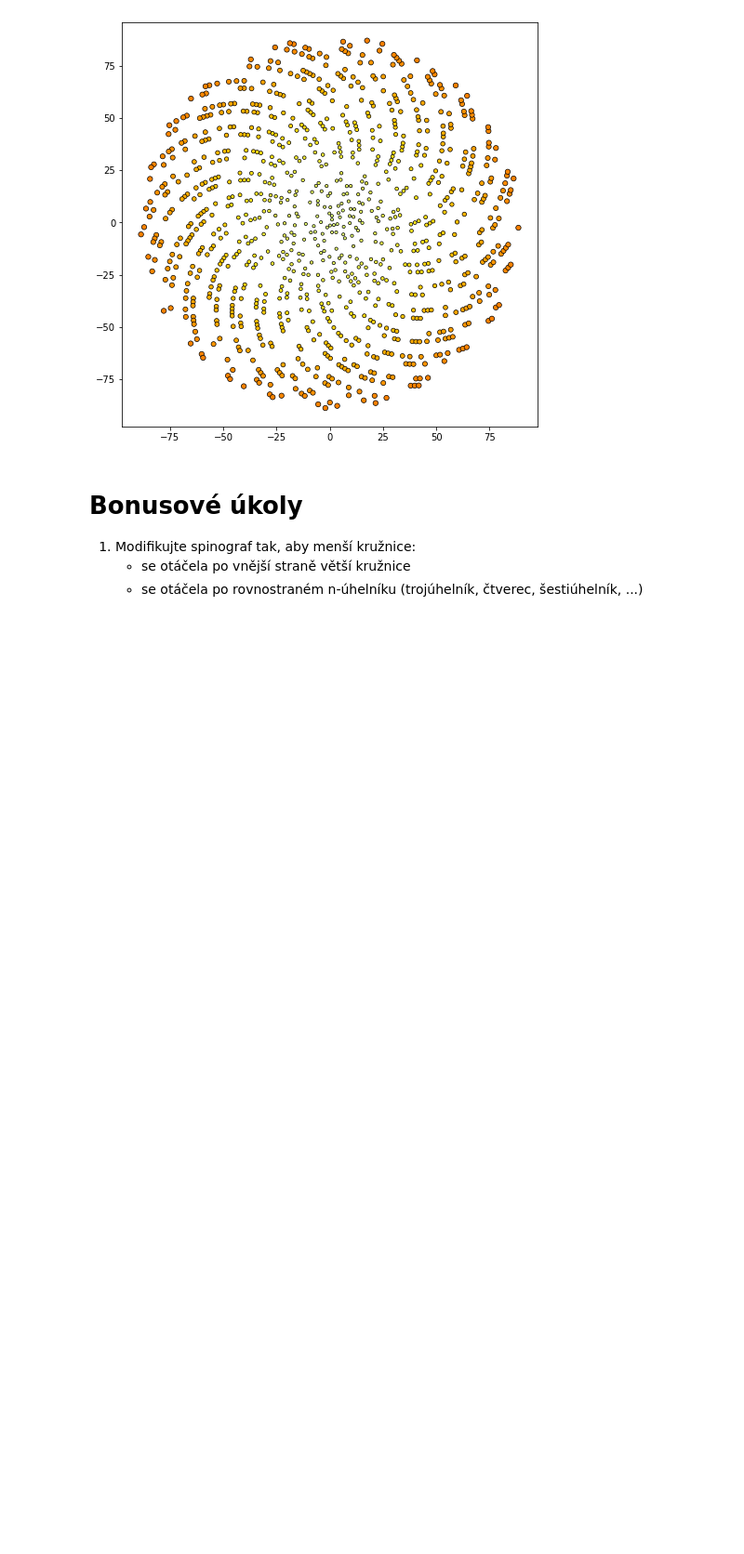
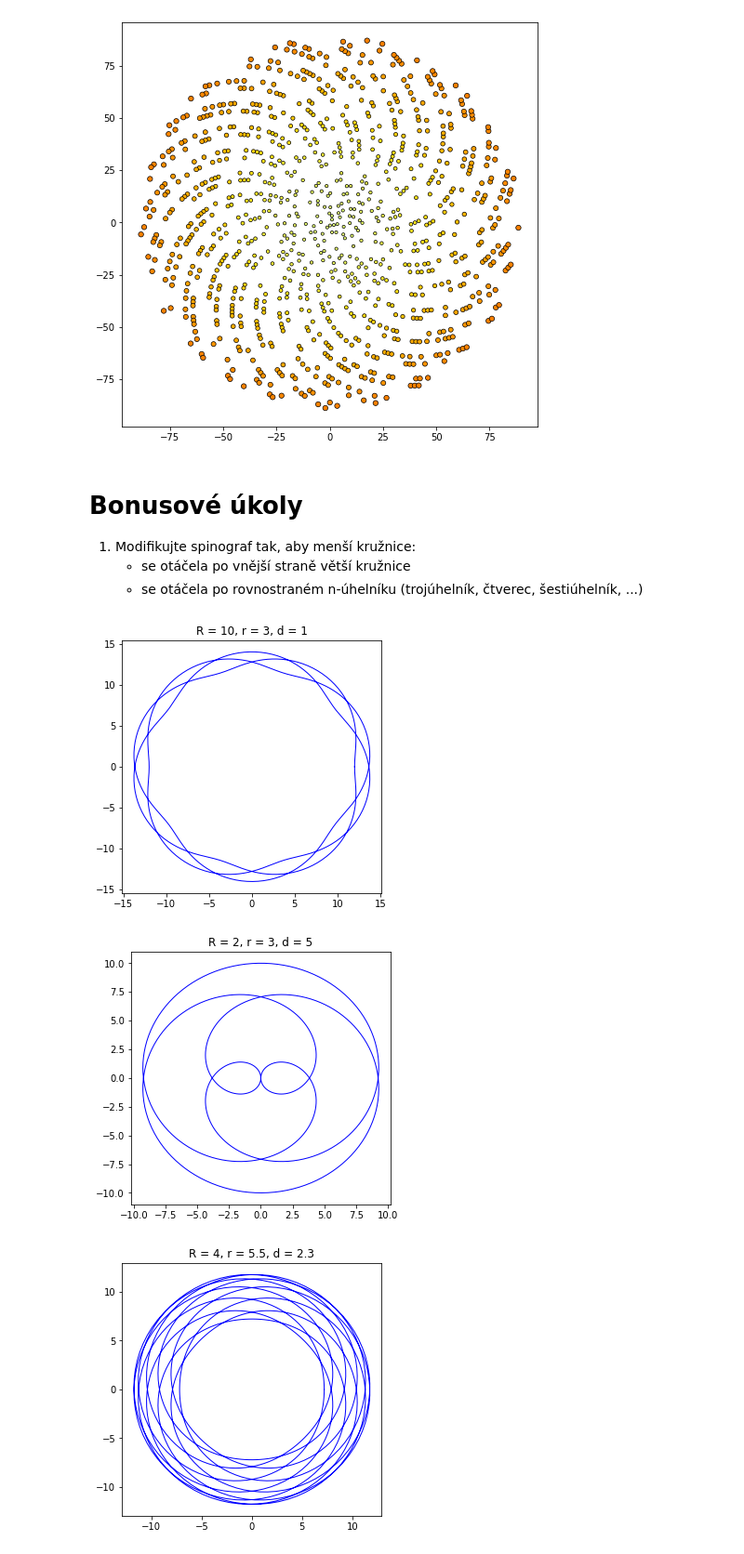
Before and after one commit to TAB0048/vvp-DU, a Jupyter notebook: DU4/DU4.ipynb, the cells around one changed output. Shown at 93% size. Drawn from its saved outputs; the diff is of its cells as text; code cells hidden in the pictures; blank space fills up the shorter version.

Commit message:
Bonus (first part) implemented

```diff
--- a/DU4/DU4.ipynb
+++ b/DU4/DU4.ipynb
@@ -199,0 +198,21 @@ sunflower_points_prime(1000)
+# %%
+# spinograph outer part implementation
+def spinograph_outer(R, r, d):
+    rotations = my_lcm(R, r) / R
+    θ = np.linspace(0, 2 * np.pi * rotations, 1000)
+    x = (R + r) * np.cos(θ) - d * np.cos(θ * (R + r) / r)
+    y = (R + r) * np.sin(θ) - d * np.sin(θ * (R + r) / r)
+
+    fig = plt.figure(figsize=(5, 5))
+    plt.plot(x, y, color="blue", lw=1)
+    plt.title(f"{R = }, {r = }, {d = }")
+    plt.show()
+# %%
+# testing
+spinograph_outer(10, 3, 1)
+spinograph_outer(2, 3, 5)
+spinograph_outer(4, 5.5, 2.3)
+# %% [output]
+[figure, added]
+[figure, added]
+[figure, added]
```
Also changed, not shown: parts of 1 cell of this notebook.
